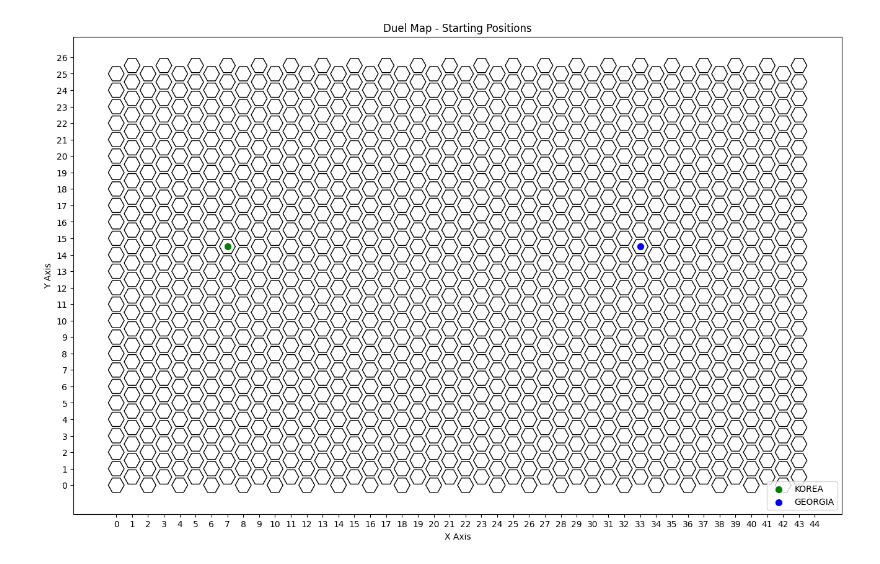
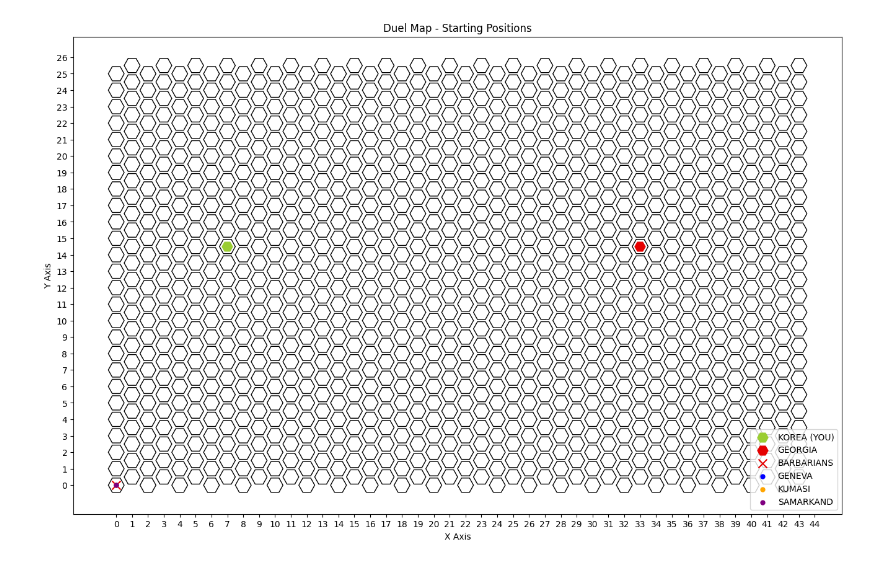
Before and after one commit to Jacob-CL/Civ6-GameReader, a Jupyter notebook: Civ6GameReaderV2.ipynb, the cells around one changed output. Drawn from its saved outputs; the diff is of its cells as text; code cells hidden in the pictures.

Commit message:
Updated markers + naming of city states

```diff
--- a/Civ6GameReaderV2.ipynb
+++ b/Civ6GameReaderV2.ipynb
@@ -10,10 +10,30 @@ import pandas as pd
 import re
 from matplotlib.patches import RegularPolygon
 
+# Human Player
+player0 = {'civ': 'Player 0', 'x_start': 0, 'y_start': 0, 'unit_count': 0,}
+
+# AI Full CIV
 player1 = {'civ': 'Player 1', 'x_start': 0, 'y_start': 0, 'unit_count': 0,}
+
+# City State 1
 player2 = {'civ': 'Player 2', 'x_start': 0, 'y_start': 0, 'unit_count': 0,}
 
-players = [player1, player2]
+# City State 2
+player3 = {'civ': 'Player 3', 'x_start': 0, 'y_start': 0, 'unit_count': 0,}
+
+# City State 3
+player4 = {'civ': 'Player 4', 'x_start': 0, 'y_start': 0, 'unit_count': 0,}
+
+# Free Cities?
+player62 = {'civ': 'Player 2', 'x_start': 0, 'y_start': 0, 'unit_count': 0,}
+
+# Barbarians
+player63 = {'civ': 'BARBARIANS', 'x_start': 0, 'y_start': 0, 'unit_count': 0,}
+
+
+full_civ_players = [player0, player1]
+city_state_players = [player2, player3, player4]
 
 # Function to determine whether number is even or not
 def is_odd(n):
@@ -44,7 +64,7 @@ def plot_hexagon_grid(rows=27, cols=44, hex_size=0.5, dot_info=None):
 
     # Plotting dots with specified coordinates and colors
     for dot in dot_info:
-        plt.scatter(dot[0], dot[1], color=dot[2], s=50, label=dot[3])  # dot[0] and dot[1] are x and y coordinates, dot[2] is the color, dot[3] is it's label
+        plt.scatter(dot[0], dot[1], color=dot[2], label=dot[3], s=dot[4], marker=dot[5])  # dot[0] and dot[1] are x and y coordinates, dot[2] is the color, dot[3] is it's label, dot[4] is size, dot[5] is marker
 
     # X and Y ticks
     x = range(0, 45)  # X values from 0 to 16
@@ -60,14 +80,11 @@ def plot_hexagon_grid(rows=27, cols=44, hex_size=0.5, dot_info=None):
     plt.legend()
 
 
-
-# C:/Users/User/AppData/Local/Firaxis Games/Sid Meier's Civilization VI/Logs
-
-# Find player names
-# Searching for a specific string within the file content that contains relevant info"
+# GET PLAYER NAMES
+# Searching for a specific string within the file content that contains player_name_string
 player_name_string = "CIVILIZATION_LEVEL_FULL_CIV"
 
-current_player = 0  # Start with player 1
+current_player = 0  # Start with player 1 (player_0)
 with open('C:\\Users\\User\\AppData\\Local\\Firaxis Games\\Sid Meier\'s Civilization VI\\Logs\\GameCore.log', 'r') as file:
     for line in file:
         if player_name_string in line:
@@ -75,43 +92,68 @@ with open('C:\\Users\\User\\AppData\\Local\\Firaxis Games\\Sid Meier\'s Civiliza
             name_match = re.search(name_pattern, line)
             if name_match:
                 name = str(name_match.group(1))
-                players[current_player]['civ'] = name
+                full_civ_players[current_player]['civ'] = name
 
-            current_player = (current_player + 1) % len(players)  # This will toggle between 0 and 1 for two players
+            current_player = (current_player + 1) % len(full_civ_players)  # This will toggle between 0 and 1 for two full_civ_players
 
 
-# Find player coordinates
+# GET PLAYER COORDINATES
 # Searching for a specific string within the file content that contains relevant info"
 player_coord_start_string = "Map Script: Major Start X:"
 current_player = 0  # Start with player 1
 with open('C:\\Users\\User\\AppData\\Local\\Firaxis Games\\Sid Meier\'s Civilization VI\\Logs\\Lua.log', 'r') as file:
     for line in file:
         if line.startswith(player_coord_start_string):
             # Extract X coordinate
             x_pattern = r"Major Start X:\s*(\d+)"
             x_match = re.search(x_pattern, line)
             if x_match:
                 x_number = int(x_match.group(1))
-                players[current_player]['x_start'] = x_number
+                full_civ_players[current_player]['x_start'] = x_number
 
             # Extract Y coordinate
             y_pattern = r"Major Start Y:\s*(\d+)"
             y_match = re.search(y_pattern, line)
             if y_match:
                 y_number = int(y_match.group(1))
-                players[current_player]['y_start'] = y_number
+                full_civ_players[current_player]['y_start'] = y_number
 
             # Toggle to the next player for the next matching line
-            current_player = (current_player + 1) % len(players)  # This will toggle between 0 and 1 for two players
+            current_player = (current_player + 1) % len(full_civ_players)  # This will toggle between 0 and 1 for two full_civ_players
+
+
+# GET CITY STATE NAME
+city_state_name_string = "CIVILIZATION_LEVEL_CITY_STATE"
+
+current_city_state = 0  # Start with player 1 (player_0)
+with open('C:\\Users\\User\\AppData\\Local\\Firaxis Games\\Sid Meier\'s Civilization VI\\Logs\\GameCore.log', 'r') as file:
+    for line in file:
+        if city_state_name_string in line:
+            name_pattern = r"Civilization - CIVILIZATION_([A-Za-z]+)\s"
+            name_match = re.search(name_pattern, line)
+            if name_match:
+                name = str(name_match.group(1))
+                city_state_players[current_city_state]['civ'] = name
+
+            current_city_state = (current_city_state + 1) % len(city_state_players)  # This will toggle between 0 and 1 for two full_civ_players
+
+if is_odd(player0['x_start']):
+    player0['y_start'] += 0.5
 
 if is_odd(player1['x_start']):
     player1['y_start'] += 0.5
 
-if is_odd(player2['x_start']):
-    player2['y_start'] += 0.5
+# Small adjustment to centre the plotted hexagons
+player0['x_start'] -= 0.01
+player1['x_start'] -= 0.01
 
 plot_hexagon_grid(26, 44, dot_info=
-                  [(player1['x_start'], player1['y_start'], 'green', player1['civ']),
-                   (player2['x_start'], player2['y_start'], 'blue', player2['civ'])])
+                  [(player0['x_start'], player0['y_start'], 'yellowgreen', (player0['civ'] + ' (YOU)'), 150, "H"),
+                   (player1['x_start'], player1['y_start'], '#E50000', player1['civ'], 150, "H"),
+                   (player63['x_start'], player63['y_start'], '#E50000', player63['civ'], 100, "x"),
+                   (player2['x_start'], player2['y_start'], '#0000FF', player2['civ'], 100, "."),
+                   (player3['x_start'], player3['y_start'], 'orange', player3['civ'], 100, "."),
+                   (player4['x_start'], player4['y_start'], 'purple', player4['civ'], 100, "."),
+                   ])
 # %% [output]
-[figure, old version]
+[figure, new version]
```
Also changed, not shown: parts of 1 cell of this notebook.
